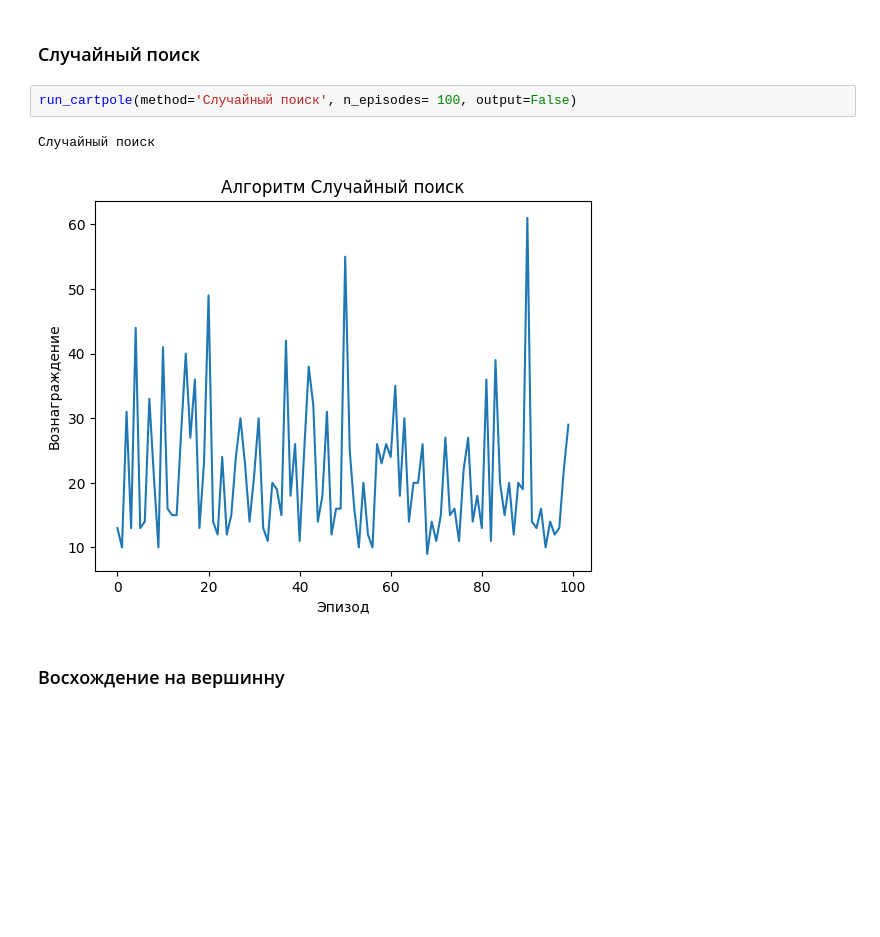
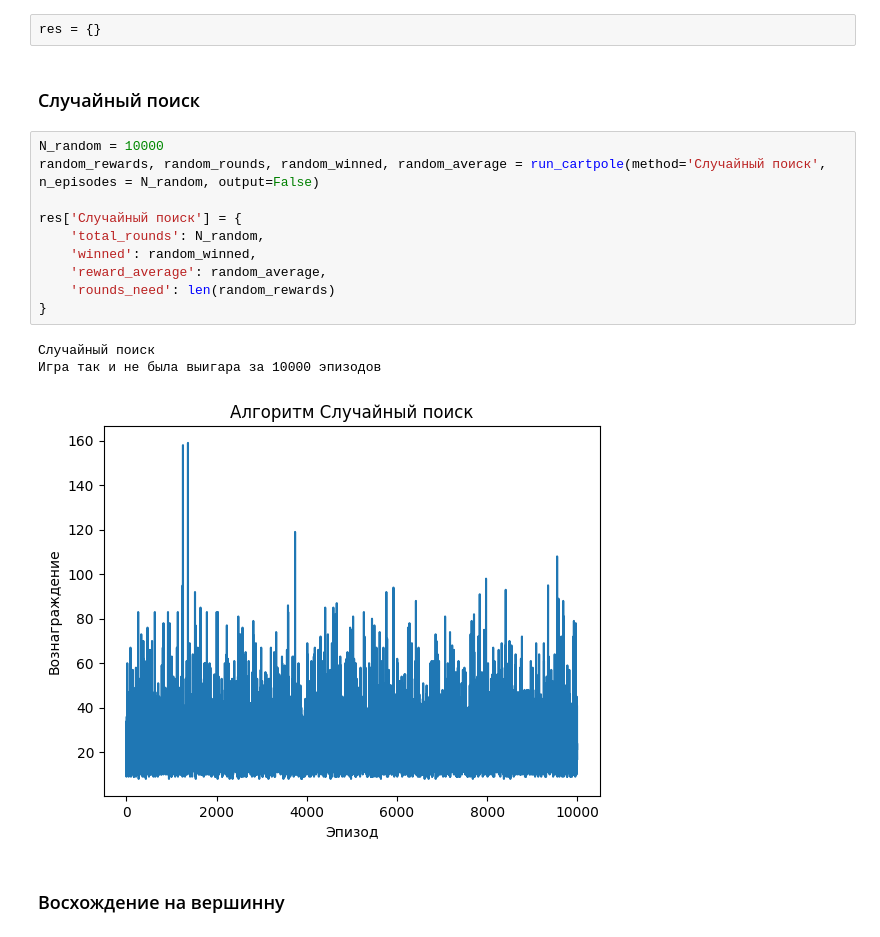
Before and after one commit to matteoxpo/DataScienceStudy, a Jupyter notebook: NSTU/AIandML/lab4/lab4.ipynb, the cells around one changed output. Saved outputs shown, nothing was run; the diff lists cells and outputs as text; blank space fills up the shorter version.

```diff
--- a/NSTU/AIandML/lab4/lab4.ipynb
+++ b/NSTU/AIandML/lab4/lab4.ipynb
@@ -313,12 +363,23 @@ run_cartpole(method='Градиентный спуск', n_episodes= 100)
 Для каждого алгоритма решения увеличьте и уменьшите параметры: для случайного поиска - количество эпизодов, для восхождения на вершину - количество эпизодов и шум, для градиента стратегии - количество эпизодов и скорость обучения. Зафиксируйте получившиеся результаты решения задачи с изначальными и измененными параметрами. В случае, если задача не была решена за N-ое количество эпизодов, попробуйте запустить код алгоритма заново. Сделайте выводы исходя из данных в таблице.
 # %% [markdown]
 ## Тестирование с разными параметрами
+# %%
+res = {}
 # %% [markdown]
 ### Случайный поиск
-# %%
-run_cartpole(method='Случайный поиск', n_episodes= 100, output=False)
-# %% [output]
-Случайный поиск
-[figure, removed]
+# %%
+N_random = 10000
+random_rewards, random_rounds, random_winned, random_average = run_cartpole(method='Случайный поиск', n_episodes = N_random, output=False)
+
+res['Случайный поиск'] = {
+    'total_rounds': N_random,
+    'winned': random_winned,
+    'reward_average': random_average,
+    'rounds_need': len(random_rewards)
+}
+# %% [output]
+Случайный поиск
+Игра так и не была выигара за 10000 эпизодов
+[figure, added]
 # %% [markdown]
 ### Восхождение на вершинну
```
Also changed, not shown: parts of 18 cells of this notebook, 1 other file.
